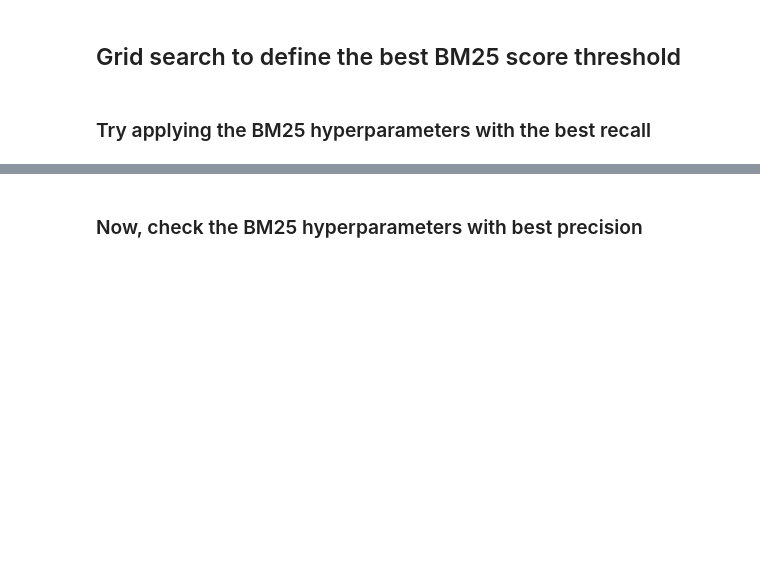
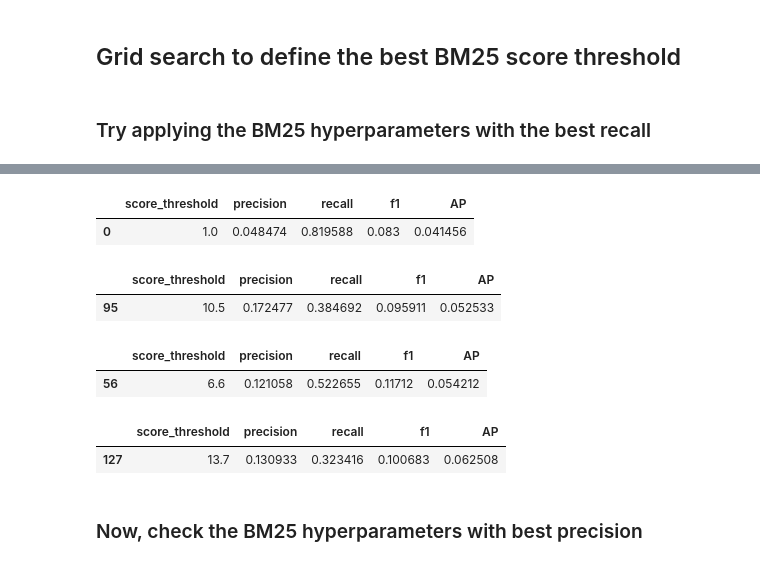
Before and after one commit to eduseiti/bm25_explore, a Jupyter notebook: bm25_ranking_with_CISI.ipynb, the cells around one changed output, grey strips where cells are left out. Saved outputs shown, nothing was run; the diff lists cells and outputs as text; code cells hidden in the pictures; blank space fills up the shorter version.

```diff
--- a/bm25_ranking_with_CISI.ipynb
+++ b/bm25_ranking_with_CISI.ipynb
@@ -247,6 +264,7 @@ def check_score_threshold(docs_tokens, queries_tokens, qrels_df, k1, b, score_th
             precision = precision_score(gt_relevant_docs, inferred_relevant_docs)
             recall = recall_score(gt_relevant_docs, inferred_relevant_docs)
             f1 = f1_score(gt_relevant_docs, inferred_relevant_docs)
+            average_precision = average_precision_score(gt_relevant_docs, inferred_relevant_docs)
 
             results.append({'query_id': query_id,
                             'k1': k1,
@@ -254,11 +272,12 @@ def check_score_threshold(docs_tokens, queries_tokens, qrels_df, k1, b, score_th
                             'score_threshold': score_threshold,
                             'precision': precision,
                             'recall': recall,
-                            'f1': f1})
+                            'f1': f1,
+                            'AP': average_precision})
 
     results_df = pd.DataFrame(results)
 
-    results_stats_df = results_df.groupby(['score_threshold'])[['precision', 'recall', 'f1']].mean().reset_index()
+    results_stats_df = results_df.groupby(['score_threshold'])[['precision', 'recall', 'f1', 'AP']].mean().reset_index()
 
     return results_df, results_stats_df
 # %% [markdown]
@@ -298,9 +354,23 @@ results_df, results_stats_df = check_score_threshold(docs_tokens, queries_tokens
 # %%
 results_stats_df[results_stats_df['recall'] == results_stats_df['recall'].max()]
+# %% [output]
+|  | score_threshold | precision | recall | f1 | AP |
+| 0 | 1.0 | 0.048474 | 0.819588 | 0.083 | 0.041456 |
 # %%
 results_stats_df[results_stats_df['precision'] == results_stats_df['precision'].max()]
+# %% [output]
+|  | score_threshold | precision | recall | f1 | AP |
+| 95 | 10.5 | 0.172477 | 0.384692 | 0.095911 | 0.052533 |
 # %%
 results_stats_df[results_stats_df['f1'] == results_stats_df['f1'].max()]
+# %% [output]
+|  | score_threshold | precision | recall | f1 | AP |
+| 56 | 6.6 | 0.121058 | 0.522655 | 0.11712 | 0.054212 |
+# %%
+results_stats_df[results_stats_df['AP'] == results_stats_df['AP'].max()]
+# %% [output]
+|  | score_threshold | precision | recall | f1 | AP |
+| 127 | 13.7 | 0.130933 | 0.323416 | 0.100683 | 0.062508 |
 # %% [markdown]
 ### Now, check the BM25 hyperparameters with best precision
 # %%
```
Also changed, not shown: parts of 19 cells of this notebook.
